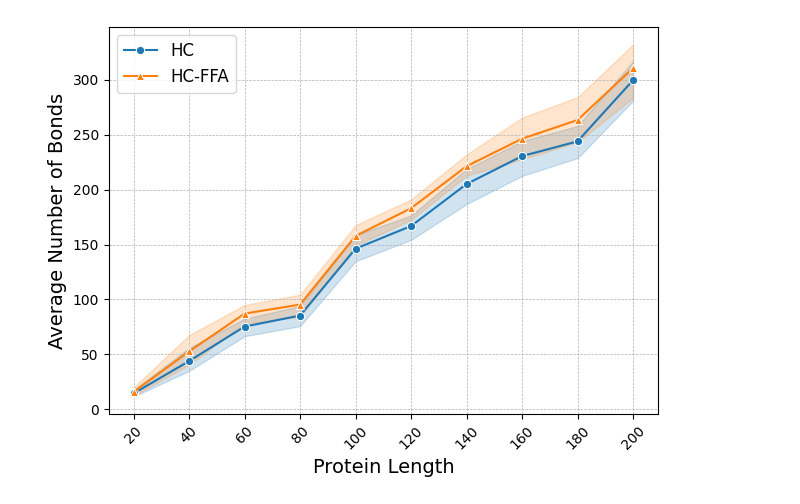
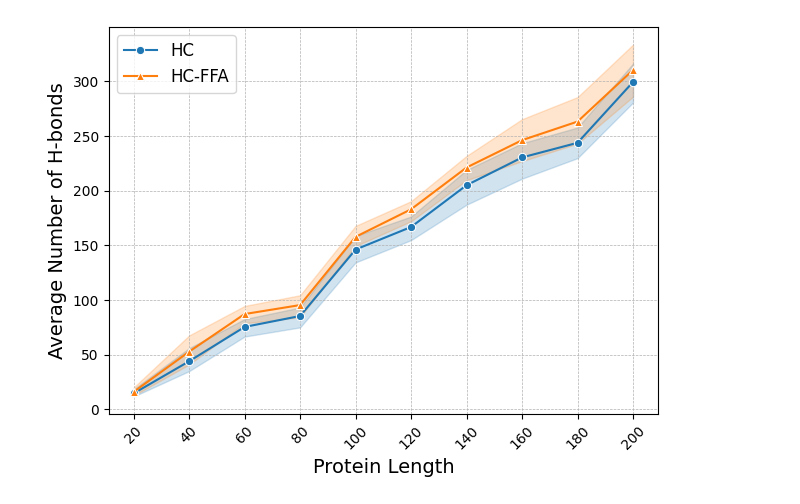
Before and after one commit to JonathanasKoutstaal/FFAinProteinFolding, a Jupyter notebook: Notebooks/Experiment2.ipynb, the cells around one changed output. Saved outputs shown, nothing was run; the diff lists cells and outputs as text; code cells hidden in the pictures.

```diff
--- a/Notebooks/Experiment2.ipynb
+++ b/Notebooks/Experiment2.ipynb
@@ -99,30 +99,30 @@ AvgBonds_Data = Bonds_Data.groupby(['Iteration', 'length'], as_index=False)['Fit
 # %%
 
 # Create line plots for current and best solutions
 #sns.lineplot(x='Iteration', y='Current Solution', data=df)
 sns.lineplot(x='length', y='Fitness', data=Bondsdf, label="HC", marker="o", linestyle="-", color="#1f77b4")
 sns.lineplot(x='length', y='Fitness', data=BondsdFFA, label="HC-FFA", marker="^", linestyle="-", color="#ff7f0e")
 
 # Set labels and title
 plt.xlabel('Protein Length', fontsize=14)
-plt.ylabel('Average Number of Bonds', fontsize=14)
+plt.ylabel('Average Number of H-bonds', fontsize=14)
 
 plt.legend(loc="upper left", prop={"size": 12})
 #plt.xscale('log')
 #plt.title('Bonds after 100.000 iterations per length', fontsize=14)
 
 plt.xticks(rotation=45)
 plt.xticks(range(20,201,20))
 
 
 # Use a more professional font
 plt.rcParams["font.family"] = "Times New Roman"
 
 plt.grid(True, which="both", linestyle="--", linewidth=0.5)
 
 # Show the plot
 plt.tight_layout()
 plt.show()
 # %% [output]
-[figure, old version]
+[figure, new version]
 # %%
```
Also changed, not shown: parts of 1 cell of this notebook, 22 other files.
